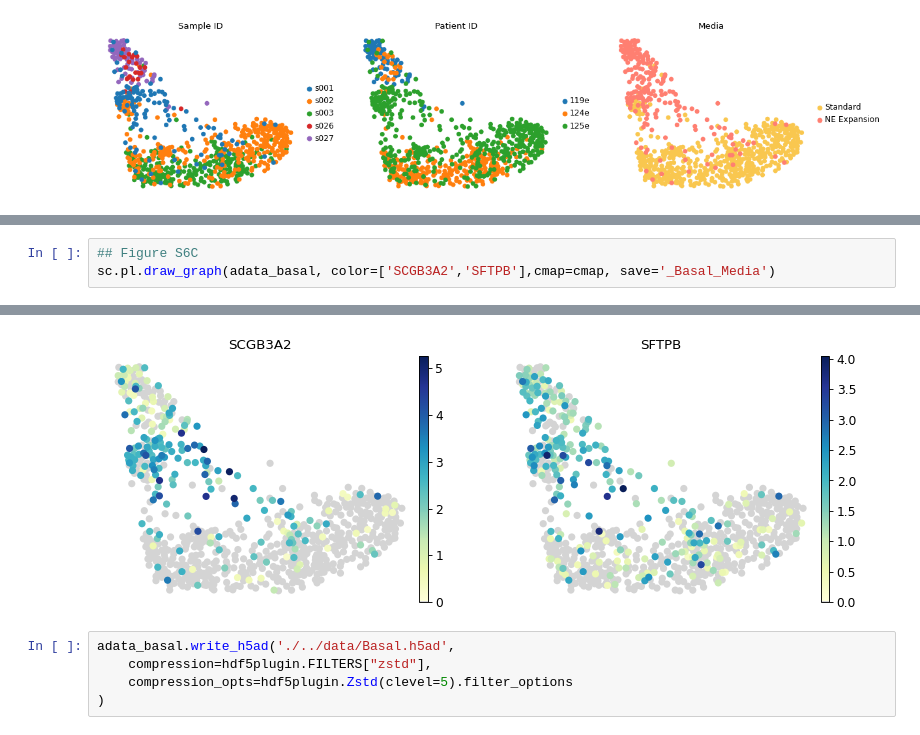
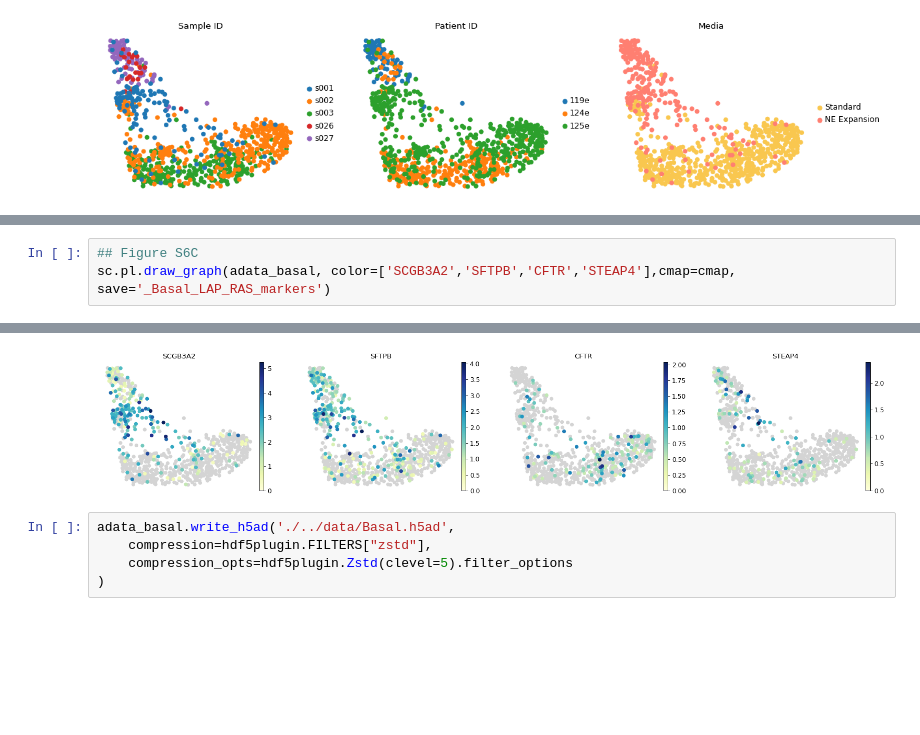
Before and after one commit to daytonlab/NEr-fAOs_2026, a Jupyter notebook: notebooks/7.1_NEr-fAOs_Standard_vs_NEexp.ipynb, the cells around one changed output, grey strips where cells are left out. Cells and saved outputs as stored; diff of their text form; blank space fills up the shorter version.

```diff
--- a/notebooks/7.1_NEr-fAOs_Standard_vs_NEexp.ipynb
+++ b/notebooks/7.1_NEr-fAOs_Standard_vs_NEexp.ipynb
@@ -637,5 +679,5 @@ WARNING: saving figure to file ../figures/draw_graph_fa_Basal_Media.pdf
 [figure]
 # %%
 ## Figure S6C
-sc.pl.draw_graph(adata_basal, color=['SCGB3A2','SFTPB'],cmap=cmap, save='_Basal_Media')
+sc.pl.draw_graph(adata_basal, color=['SCGB3A2','SFTPB','CFTR','STEAP4'],cmap=cmap, save='_Basal_LAP_RAS_markers')
 # %% [output]
@@ -643,4 +685,4 @@ WARNING: saving figure to file ../figures/draw_graph_fa_Basal_Media.pdf
-[figure, old version]
+[figure, new version]
 # %%
 adata_basal.write_h5ad('./../data/Basal.h5ad',
     compression=hdf5plugin.FILTERS["zstd"],
```
Also changed, not shown: parts of 5 cells of this notebook, 13 other files.
